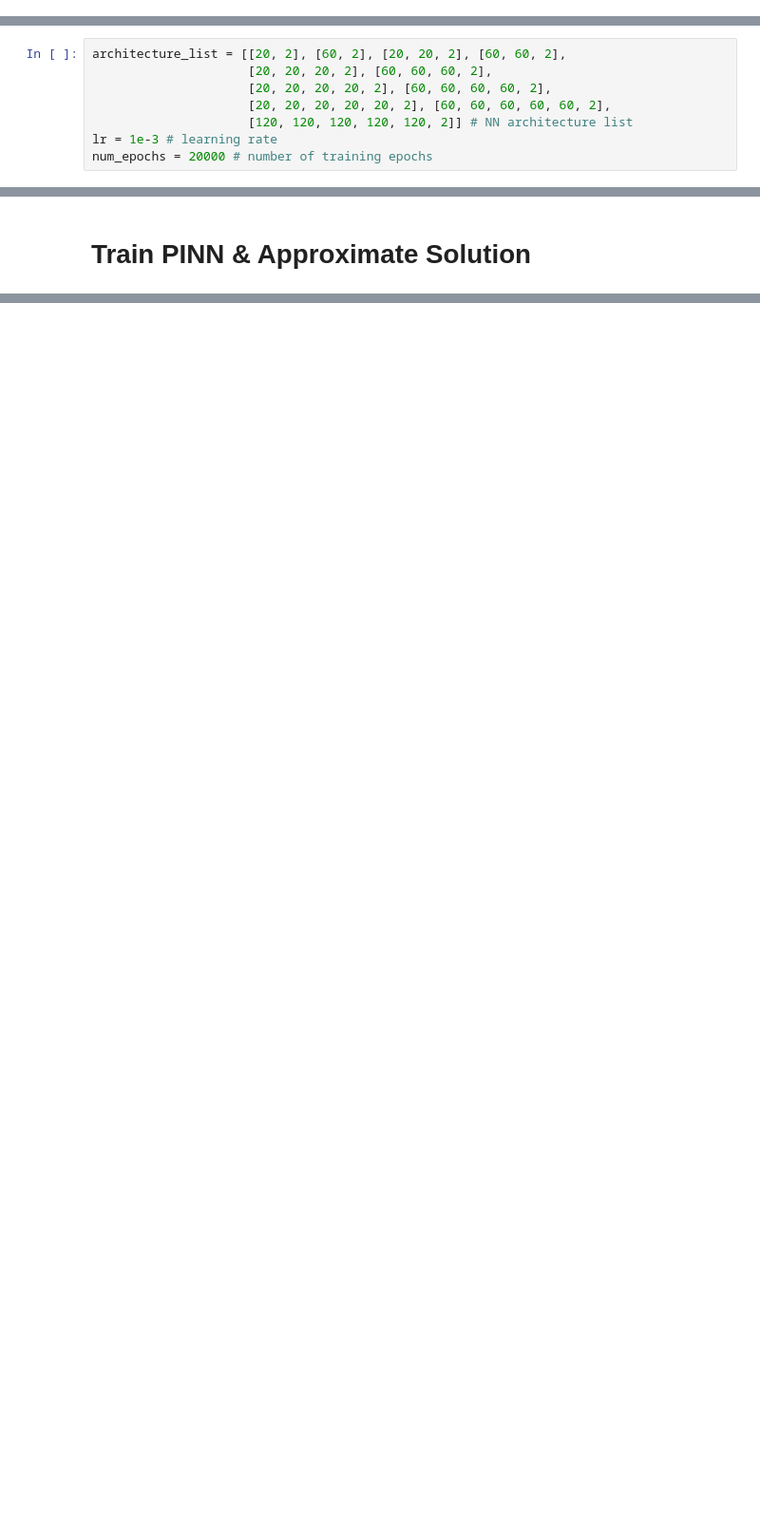
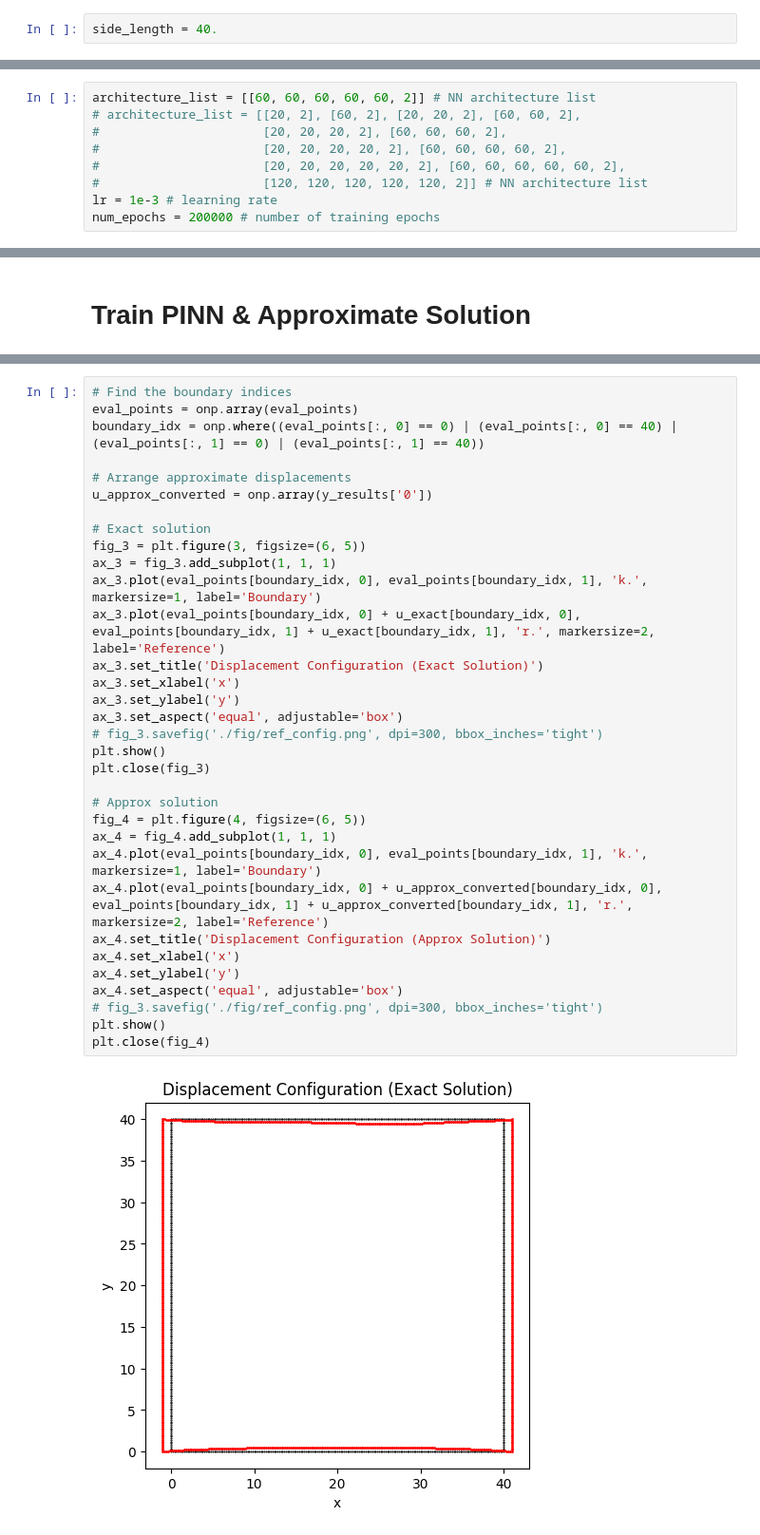
Before and after one commit to klm555/inverse-by-optimization, a Jupyter notebook: square/PINN/forward.ipynb, the cells around one changed output, grey strips where cells are left out. Shown at 95% size. Cells and saved outputs as stored; diff of their text form; blank space fills up the shorter version.

```diff
--- a/square/PINN/forward.ipynb
+++ b/square/PINN/forward.ipynb
@@ -25,13 +42,16 @@ print(get_backend().platform)
+# %%
+side_length = 40.
 # %% [markdown]
 # Hyperparameters
 # %%
-architecture_list = [[20, 2], [60, 2], [20, 20, 2], [60, 60, 2],
-                     [20, 20, 20, 2], [60, 60, 60, 2],
-                     [20, 20, 20, 20, 2], [60, 60, 60, 60, 2],
-                     [20, 20, 20, 20, 20, 2], [60, 60, 60, 60, 60, 2],
-                     [120, 120, 120, 120, 120, 2]] # NN architecture list
+architecture_list = [[60, 60, 60, 60, 60, 2]] # NN architecture list
+# architecture_list = [[20, 2], [60, 2], [20, 20, 2], [60, 60, 2],
+#                      [20, 20, 20, 2], [60, 60, 60, 2],
+#                      [20, 20, 20, 20, 2], [60, 60, 60, 60, 2],
+#                      [20, 20, 20, 20, 20, 2], [60, 60, 60, 60, 60, 2],
+#                      [120, 120, 120, 120, 120, 2]] # NN architecture list
 lr = 1e-3 # learning rate
-num_epochs = 20000 # number of training epochs
+num_epochs = 200000 # number of training epochs
 # %% [markdown]
 # NN Architecture
 # %%
@@ -450,0 +758,35 @@ plt.show()
+# %%
+# Find the boundary indices
+eval_points = onp.array(eval_points)
+boundary_idx = onp.where((eval_points[:, 0] == 0) | (eval_points[:, 0] == 40) | (eval_points[:, 1] == 0) | (eval_points[:, 1] == 40))
+
+# Arrange approximate displacements
+u_approx_converted = onp.array(y_results['0'])
+
+# Exact solution
+fig_3 = plt.figure(3, figsize=(6, 5))
+ax_3 = fig_3.add_subplot(1, 1, 1)
+ax_3.plot(eval_points[boundary_idx, 0], eval_points[boundary_idx, 1], 'k.', markersize=1, label='Boundary')
+ax_3.plot(eval_points[boundary_idx, 0] + u_exact[boundary_idx, 0], eval_points[boundary_idx, 1] + u_exact[boundary_idx, 1], 'r.', markersize=2, label='Reference')
+ax_3.set_title('Displacement Configuration (Exact Solution)')
+ax_3.set_xlabel('x')
+ax_3.set_ylabel('y')
+ax_3.set_aspect('equal', adjustable='box')
+# fig_3.savefig('./fig/ref_config.png', dpi=300, bbox_inches='tight')
+plt.show()
+plt.close(fig_3)
+
+# Approx solution
+fig_4 = plt.figure(4, figsize=(6, 5))
+ax_4 = fig_4.add_subplot(1, 1, 1)
+ax_4.plot(eval_points[boundary_idx, 0], eval_points[boundary_idx, 1], 'k.', markersize=1, label='Boundary')
+ax_4.plot(eval_points[boundary_idx, 0] + u_approx_converted[boundary_idx, 0], eval_points[boundary_idx, 1] + u_approx_converted[boundary_idx, 1], 'r.', markersize=2, label='Reference')
+ax_4.set_title('Displacement Configuration (Approx Solution)')
+ax_4.set_xlabel('x')
+ax_4.set_ylabel('y')
+ax_4.set_aspect('equal', adjustable='box')
+# fig_3.savefig('./fig/ref_config.png', dpi=300, bbox_inches='tight')
+plt.show()
+plt.close(fig_4)
+# %% [output]
+[figure, added]
```
Also changed, not shown: parts of 13 cells of this notebook.
